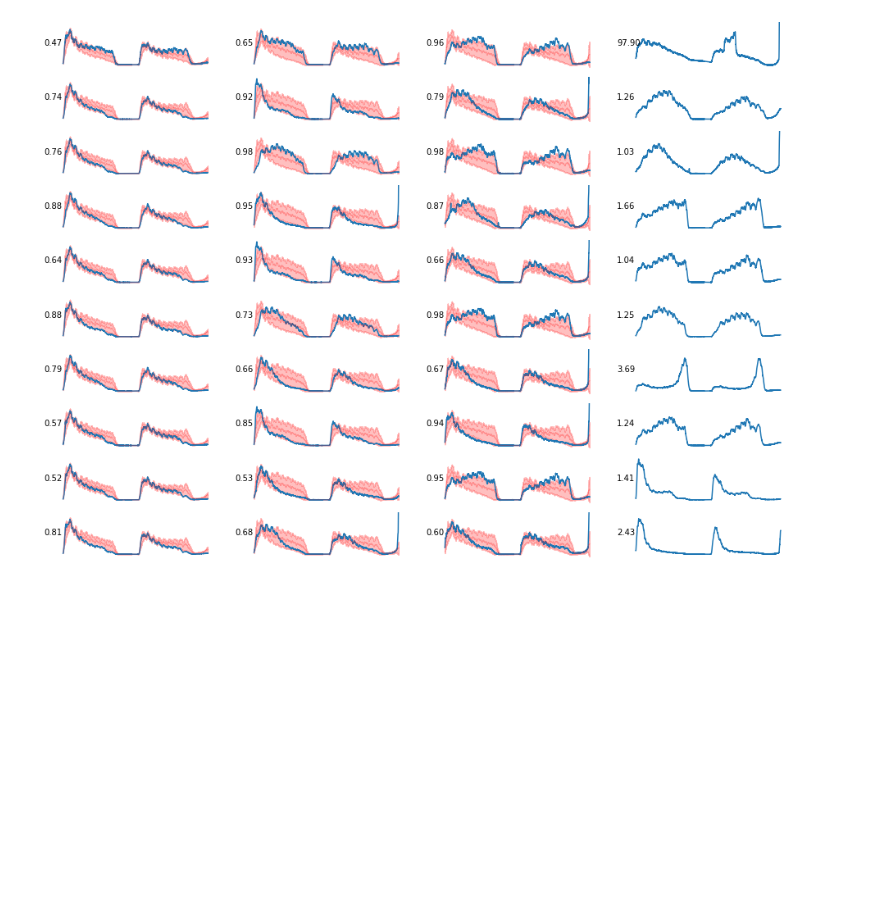
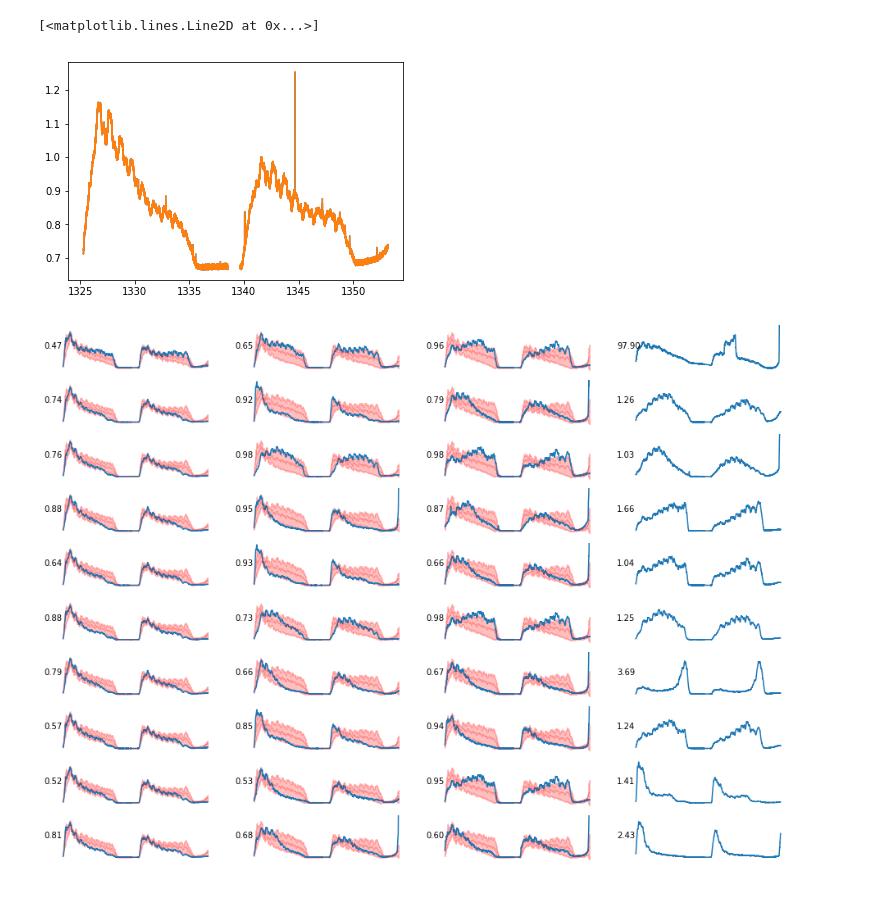
Before and after one commit to rodluger/earthshine, a Jupyter notebook: notebooks/Sector1.ipynb, the cells around one changed output. Saved outputs shown, nothing was run; the diff lists cells and outputs as text; code cells hidden in the pictures; blank space fills up the shorter version.

```diff
--- a/notebooks/Sector1.ipynb
+++ b/notebooks/Sector1.ipynb
@@ -8,7 +11,7 @@ from tqdm import tqdm
 # %%
 # Global settings
 sector = 1
-ntargets = 1000
+ntargets = 1
 earth_in_view = "((time > 1325.5) & (time < 1334)) | ((time > 1340) & (time < 1349))"
 ngroups = 4
 nreg_per_group = 5
@@ -36,6 +39,13 @@ for i, ind in tqdm(enumerate(inds), total=ntargets):
         times.append(t[q==0])
         fluxes.append(f[q==0])
         flux_errors.append(e[q==0])
+# %%
+plt.plot(hdulist[1].data['TIME'],hdulist[1].data['SAP_BKG']/np.nanpercentile(hdulist[1].data['SAP_BKG'], 90))
+plt.plot(hdulist2[1].data['TIME'],
+         hdulist2[1].data['FLUX_BKG'][:,0,0]/np.nanpercentile(hdulist2[1].data['FLUX_BKG'][:,0,0], 90))
+# %% [output]
+[<matplotlib.lines.Line2D at 0x...>]
+[figure, added]
 # %%
 # Interpolate to a common time array
 ind = np.argmax([len(t) for t in times])
```
Also changed, not shown: parts of 1 cell of this notebook, 3 other files.
